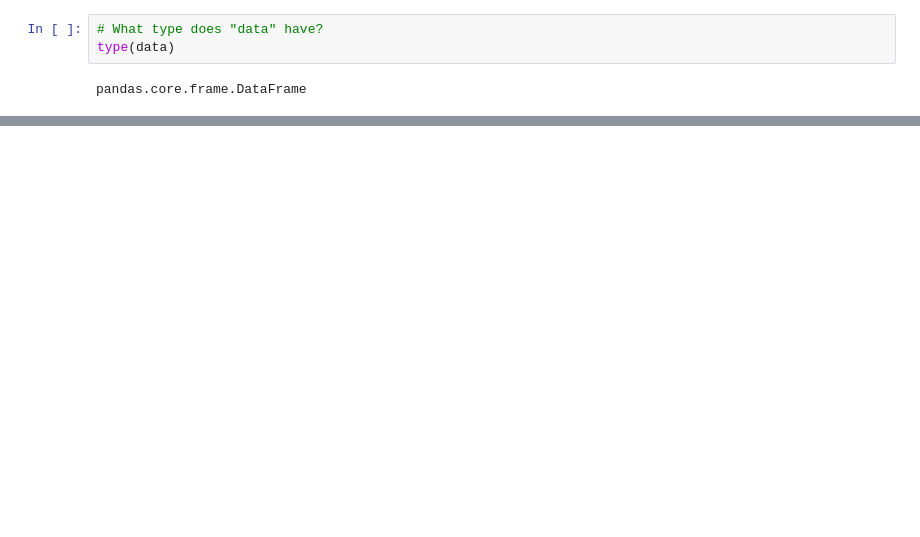
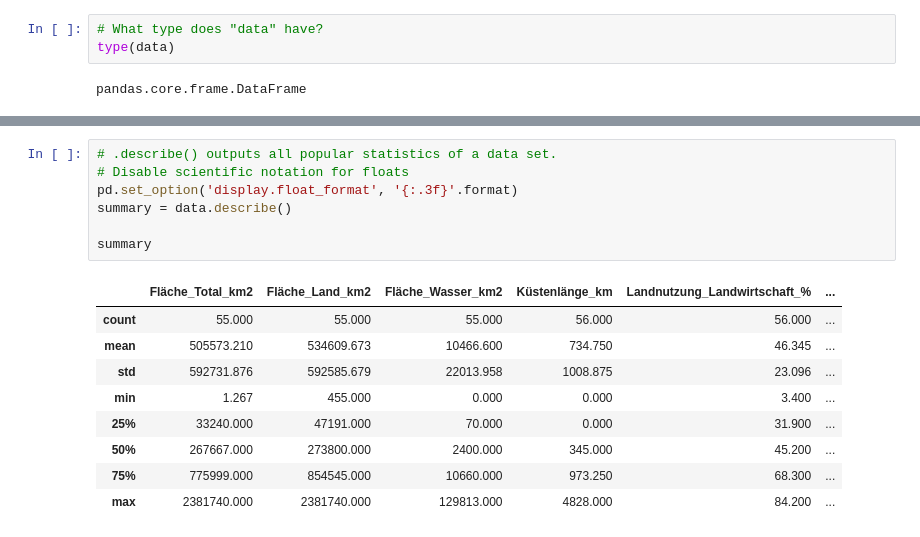
Before and after one commit to hslu-dda/dda-introduction-to-python, a Jupyter notebook: 03_Pandas/Python_Pandas.ipynb, the cells around one changed output, grey strips where cells are left out. Saved outputs shown, nothing was run; the diff lists cells and outputs as text; blank space fills up the shorter version.

```diff
--- a/03_Pandas/Python_Pandas.ipynb
+++ b/03_Pandas/Python_Pandas.ipynb
@@ -275,0 +151,17 @@ ModuleNotFoundError: No module named 'openpyxl'
+# %%
+# .describe() outputs all popular statistics of a data set.
+# Disable scientific notation for floats
+pd.set_option('display.float_format', '{:.3f}'.format)
+summary = data.describe()
+
+summary
+# %% [output]
+|  | Fläche_Total_km2 | Fläche_Land_km2 | Fläche_Wasser_km2 | Küstenlänge_km | Landnutzung_Landwirtschaft_% | ... |
+| count | 55.000 | 55.000 | 55.000 | 56.000 | 56.000 | ... |
+| mean | 505573.210 | 534609.673 | 10466.600 | 734.750 | 46.345 | ... |
+| std | 592731.876 | 592585.679 | 22013.958 | 1008.875 | 23.096 | ... |
+| min | 1.267 | 455.000 | 0.000 | 0.000 | 3.400 | ... |
+| 25% | 33240.000 | 47191.000 | 70.000 | 0.000 | 31.900 | ... |
+| 50% | 267667.000 | 273800.000 | 2400.000 | 345.000 | 45.200 | ... |
+| 75% | 775999.000 | 854545.000 | 10660.000 | 973.250 | 68.300 | ... |
+| max | 2381740.000 | 2381740.000 | 129813.000 | 4828.000 | 84.200 | ... |
```
Also changed, not shown: parts of 57 cells of this notebook, 1 other file.
